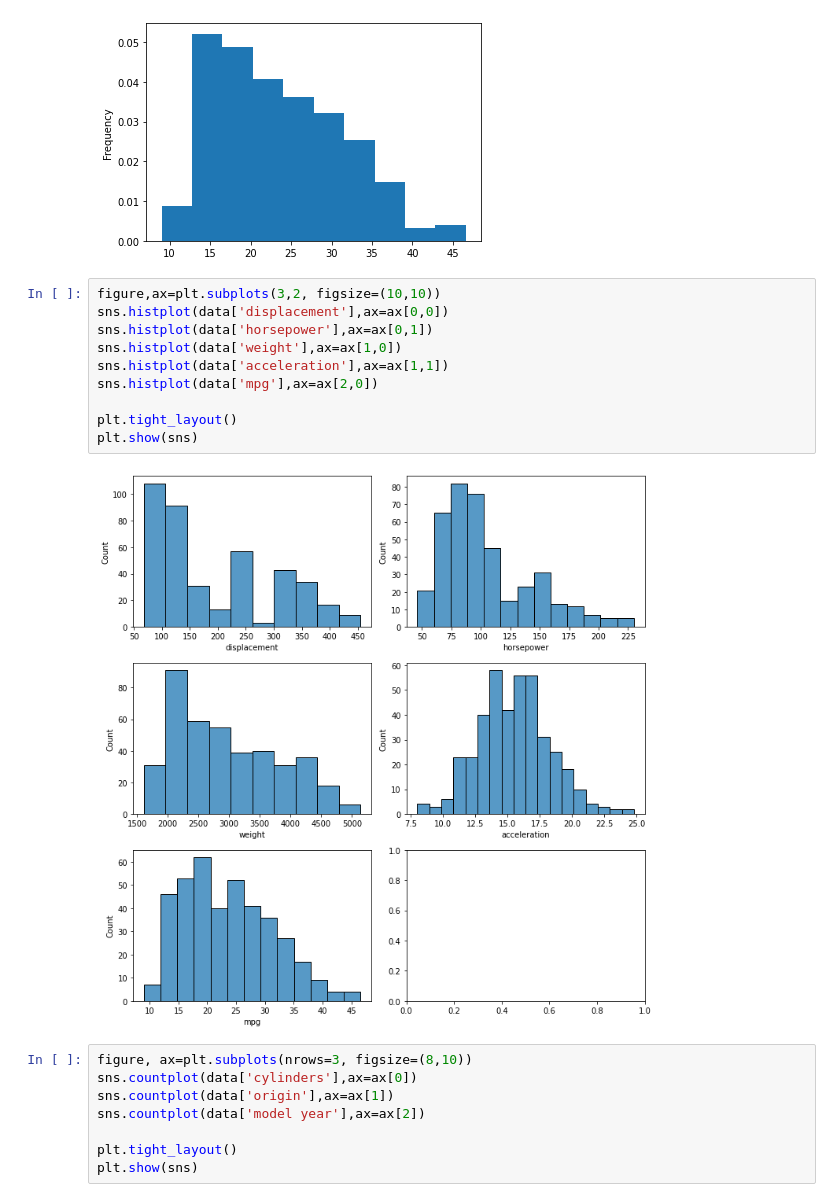
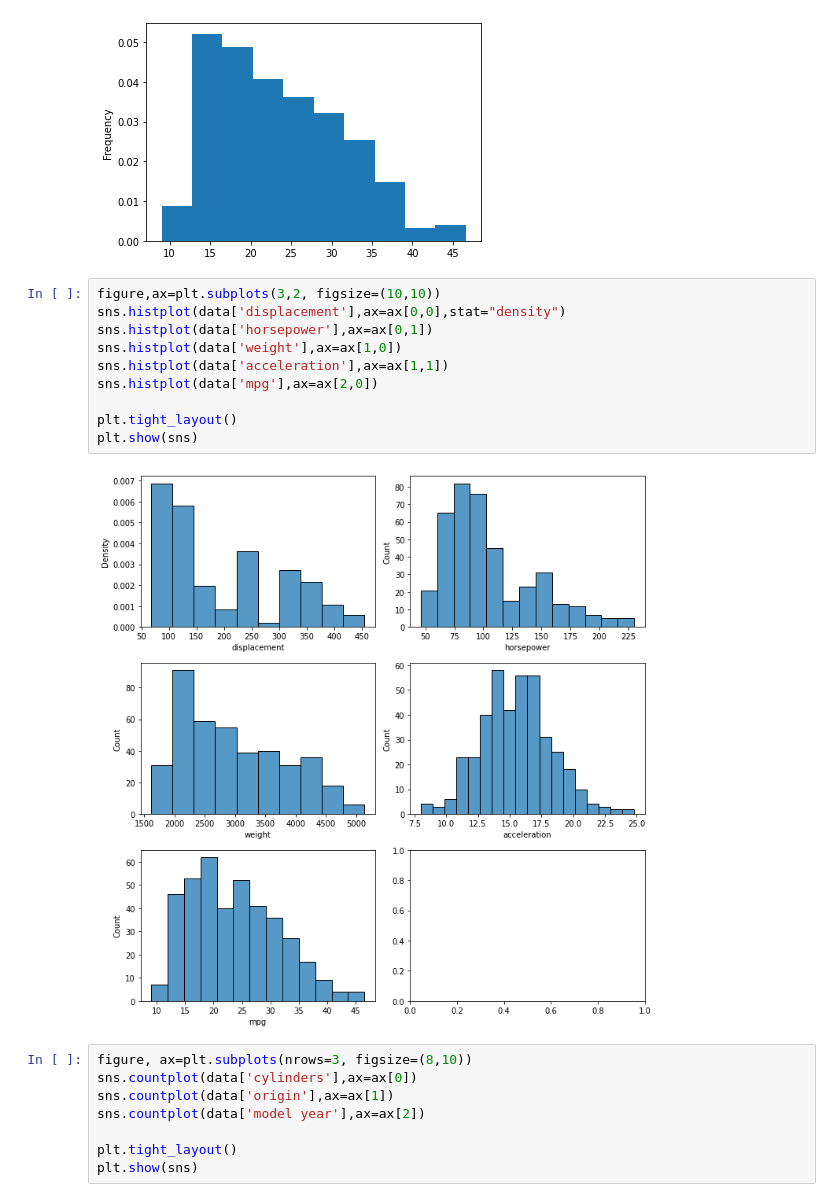
Before and after one commit to cchio74/forgemaster, a Jupyter notebook: lab05_Auto_MPG_LHC.ipynb, the cells around one changed output. Drawn from its saved outputs; the diff is of its cells as text.

```diff
--- a/lab05_Auto_MPG_LHC.ipynb
+++ b/lab05_Auto_MPG_LHC.ipynb
@@ -196,16 +196,16 @@ data['mpg'].plot.hist(density=True)
 [figure]
 # %%
 figure,ax=plt.subplots(3,2, figsize=(10,10))
-sns.histplot(data['displacement'],ax=ax[0,0])
+sns.histplot(data['displacement'],ax=ax[0,0],stat="density")
 sns.histplot(data['horsepower'],ax=ax[0,1])
 sns.histplot(data['weight'],ax=ax[1,0])
 sns.histplot(data['acceleration'],ax=ax[1,1])
 sns.histplot(data['mpg'],ax=ax[2,0])
 
 plt.tight_layout()
 plt.show(sns)
 # %% [output]
-[figure, old version]
+[figure, new version]
 # %%
 figure, ax=plt.subplots(nrows=3, figsize=(8,10))
 sns.countplot(data['cylinders'],ax=ax[0])
```
Also changed, not shown: parts of 32 cells of this notebook.
